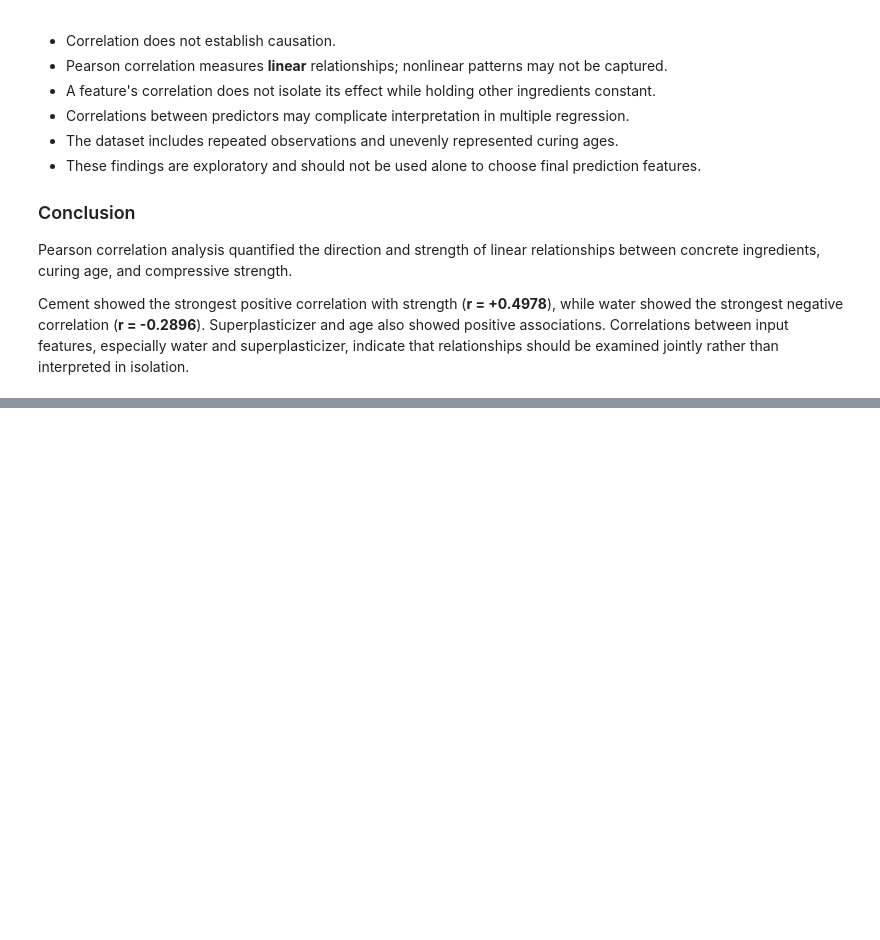
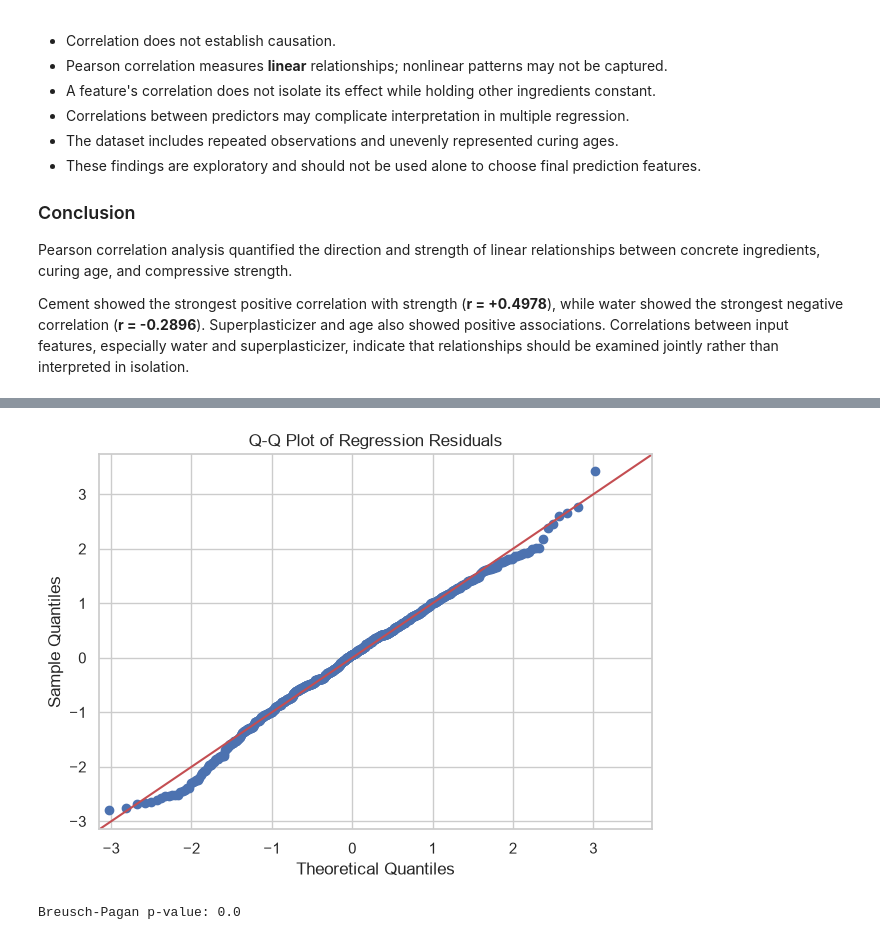
Before and after one commit to SandamiUpeksha/concrete-strength, a Jupyter notebook: notebooks/03_statistical_analysis.ipynb, the cells around one changed output, grey strips where cells are left out. Drawn from its saved outputs; the diff is of its cells as text; code cells hidden in the pictures; blank space fills up the shorter version.

```diff
--- a/notebooks/03_statistical_analysis.ipynb
+++ b/notebooks/03_statistical_analysis.ipynb
@@ -804,0 +1260,14 @@ Cement showed the strongest positive correlation with strength (**r = +0.4978**)
+# %%
+fig = sm.qqplot(    residuals,    line="45",    fit=True)
+plt.title("Q-Q Plot of Regression Residuals")
+plt.tight_layout()
+fig.savefig(    fig_dir / "ols_residuals_qqplot.png",    dpi=300)
+plt.show()
+# %% [output]
+[figure, added]
+# %%
+from statsmodels.stats.diagnostic import het_breuschpagan
+bp_test = het_breuschpagan(    results.resid,    X_sm)
+print("Breusch-Pagan p-value:", round(bp_test[1], 5))
+# %% [output]
+Breusch-Pagan p-value: 0.0
```
Also changed, not shown: parts of 15 cells of this notebook, 4 other files.
